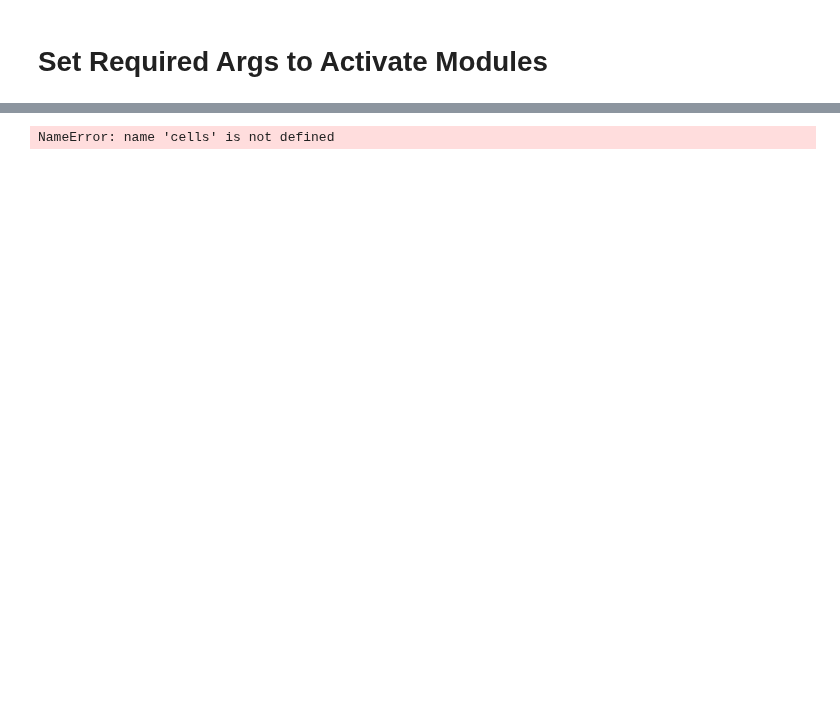
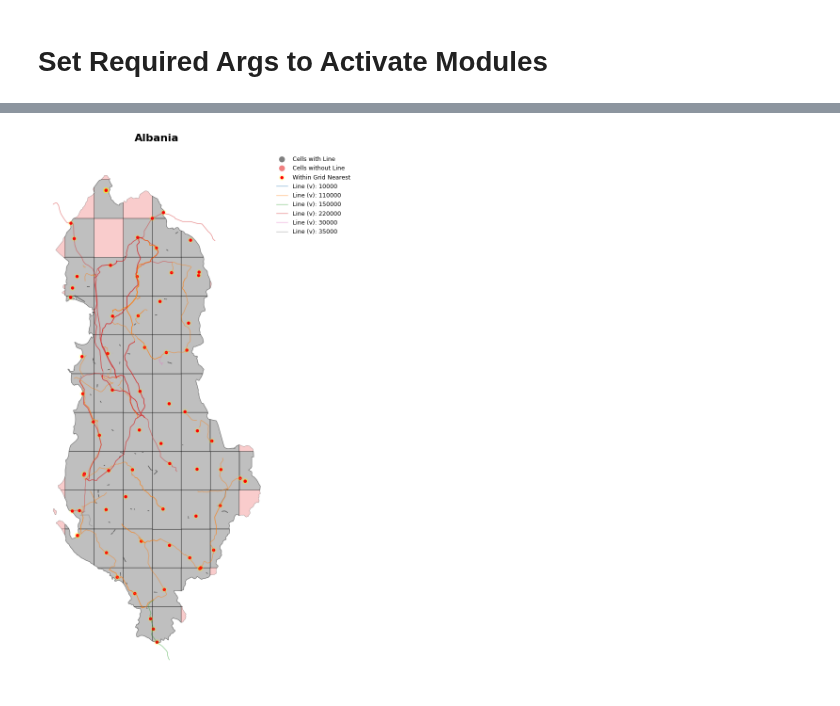
Before and after one commit to DeltaE/RESource, a Jupyter notebook: data_playground.ipynb, the cells around one changed output, grey strips where cells are left out. Saved outputs shown, nothing was run; the diff lists cells and outputs as text; code cells hidden in the pictures; blank space fills up the shorter version.

```diff
--- a/data_playground.ipynb
+++ b/data_playground.ipynb
@@ -48,4 +45,5 @@ power_nodes = GridNodeLocator(**required_args)
 
 lines = power_nodes.get_OSM_grid_lines()
 lines_filtered = lines[~(lines['voltage'] == '400000')]
+lines_filtered = lines_filtered[~(lines_filtered['voltage'] == '400')]
 # %% [output]
@@ -61,5 +59,3 @@ lines.crs = cells.crs
 
 # Create centroid column once
 cells["centroid"] = cells.apply(lambda row: Point(row["x"], row["y"]), axis=1)
-# %% [output]
-NameError: name 'cells' is not defined
@@ -127,7 +108,7 @@ cells["centroid"] = cells.apply(lambda row: Point(row["x"], row["y"]), axis=1)
 
 # Apply to each row to compute the single connection point
 cells[["nearest_connection_point", "nearest_distance"]] = cells.apply(
-    lambda row: find_nearest_single_connection_point(row["centroid"], row["geometry"], lines),
+    lambda row: find_nearest_single_connection_point(row["centroid"], row["geometry"], cells,lines),
     axis=1, result_type="expand"
 )
 # %%
@@ -136,70 +117,82 @@ import geopandas as gpd
 import contextily as ctx
 import matplotlib.cm as cm
 import matplotlib.colors as mcolors
+import matplotlib.patheffects as pe
 
-# Plot nearest points
-import matplotlib.patheffects as pe
-data=lines_filtered
-# Ensure CRS
-if cells.crs is None:
-    cells = cells.set_crs(epsg=3587)
-if data.crs is None:
-    data = data.set_crs(epsg=3587)
+# Assuming 'data' and 'cells' are already loaded
+data = lines_filtered
 
-# Validate geometries
+# Ensure valid geometries
 cells = cells[cells.is_valid]
 data = data[data.is_valid]
 
-# Setup colormap
+# Setup colormap based on voltage
 unique_voltages = sorted(data['voltage'].dropna().unique())
 cmap = cm.get_cmap('tab10', len(unique_voltages))
 color_map = dict(zip(unique_voltages, cmap.colors))
 
+# Split cells
+cells_with_line = cells[cells["has_line"] == True]
+cells_without_line = cells[cells["has_line"] == False]
+
 # Plot setup
 fig, ax = plt.subplots(figsize=(12, 12))
-ax.set_facecolor("None")
+ax.set_facecolor("white")
 
-# plot_with_shadow(cells, ax, color="grey", alpha=0.5, edgecolor="black", linewidth=0.5)
-cells.plot(ax=ax, color='grey',alpha=0.2, edgecolor="black", linewidth=1)
+# Plot cells with and without lines
+cells_with_line.plot(ax=ax, color="grey", edgecolor="black", alpha=0.5, linewidth=0.8)
+cells_without_line.plot(ax=ax, color="lightcoral", edgecolor="black", alpha=0.4, linewidth=0.5)
 
-# Plot nearest points with glowing effect
+# Plot nearest connection points with glow effect
 cells.set_geometry("nearest_connection_point").plot(
     ax=ax,
     color="red",
     markersize=15,
     alpha=1,
     label="Within Grid Nearest",
     path_effects=[pe.withStroke(linewidth=5, foreground="yellow", alpha=0.2)]
 )
-# cells.set_geometry("else_nearest").plot(
-#     ax=ax,
-#     color="navy",
-#     markersize=15,
-#     alpha=0.3,
-#     label="Else Nearest Points",
-#     path_effects=[pe.withStroke(linewidth=5, foreground="cyan", alpha=0.4)]
-# )
 
-# Plot data points with voltage colors
+# Plot voltage-based line data
 for voltage_level in unique_voltages:
     subset = data[data['voltage'] == voltage_level]
-    subset.plot(ax=ax, color=color_map[voltage_level], markersize=50, label=f'Line (v): {voltage_level}', alpha=0.3, edgecolor='white', linewidth=2)
+    subset.plot(
+        ax=ax,
+        color=color_map[voltage_level],
+        markersize=50,
+        label=f'Line (v): {voltage_level}',
+        alpha=0.5,
+        edgecolor='white',
+        linewidth=1
+    )
 
+# Optional: Add basemap
+# ctx.add_basemap(ax, source=ctx.providers.OpenStreetMap.Mapnik, alpha=0.1, crs=cells.crs)
 
-# Add clean basemap (no labels for a cleaner look)
-# ctx.add_basemap(ax, source=ctx.providers.OpenStreetMap.Mapnik, alpha=0.1)
-
-# Plot aesthetics
+# Final plot styling
 ax.set_title("Albania", fontsize=16, fontweight='bold', pad=15)
 ax.axis("off")
 
-# Custom legend (remove duplicates)
+# Manually adding the legend for cells with and without lines
+from matplotlib.lines import Line2D
+
+# Create custom legend handles
+legend_handles = [
+    Line2D([0], [0], marker='o', color='w', markerfacecolor='grey', markersize=10, label='Cells with Line'),
+    Line2D([0], [0], marker='o', color='w', markerfacecolor='lightcoral', markersize=10, label='Cells without Line')
+]
+
+# Combine custom legend with other handles
 handles, labels = ax.get_legend_handles_labels()
 by_label = dict(zip(labels, handles))
-ax.legend(by_label.values(), by_label.keys(), loc='upper left', bbox_to_anchor=(0.8, 1), frameon=False, fontsize=9)
+ax.legend(legend_handles + list(by_label.values()),
+          ['Cells with Line', 'Cells without Line'] + list(by_label.keys()),
+          loc='upper left', bbox_to_anchor=(1.0, 1), frameon=False, fontsize=9)
 
 plt.tight_layout()
 plt.show()
+# %% [output]
+[figure, added]
 # %%
 # RES_module.datahandler.to_store(RES_module.gridcells.resource_grid_cells,'cells')
 # %%
```
Also changed, not shown: parts of 5 cells of this notebook, 11 other files.
